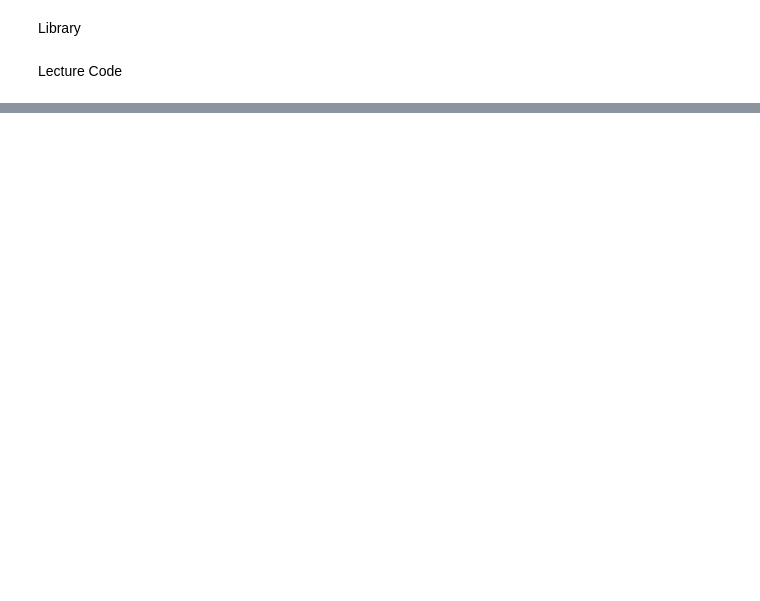
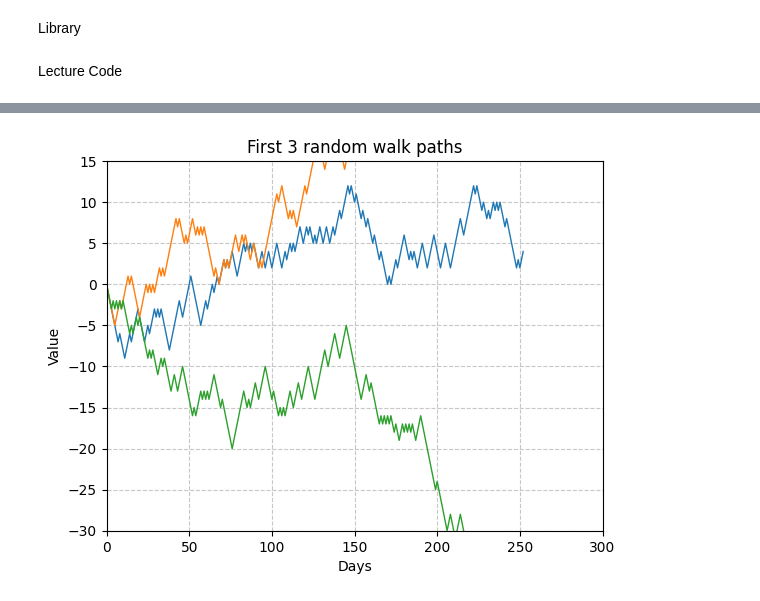
Before and after one commit to 1021114Carlos/MIT_MM_Finance, a Jupyter notebook: Courses/Mathematical_Methods_Quantitative_Finance/M2_Discrete time stochastic.ipynb, the cells around one changed output, grey strips where cells are left out. Saved outputs shown, nothing was run; the diff lists cells and outputs as text; code cells hidden in the pictures; blank space fills up the shorter version.

```diff
--- a/Courses/Mathematical_Methods_Quantitative_Finance/M2_Discrete time stochastic.ipynb
+++ b/Courses/Mathematical_Methods_Quantitative_Finance/M2_Discrete time stochastic.ipynb
@@ -70,0 +35,23 @@ z
+# %%
+# Many simulations of a one-year daily walk
+
+p = 0.5
+nt = 252
+n_paths = 10000  # 1e4 converted to integer
+rng = np.random.default_rng()
+z = rng.random((nt, n_paths))
+
+x = np.where(z < p, 1, -1)
+s = np.zeros((nt +1, n_paths))
+s[1:, :] = np.cumsum(x, axis=0)
+
+plt.plot(s[:, 0:3], linewidth=1)
+plt.title("First 3 random walk paths")
+plt.grid(True, linestyle="--", alpha=0.7)
+plt.xlim(0, 300)
+plt.ylim(-30, 15)
+plt.xlabel("Days")
+plt.ylabel("Value")
+plt.show()
+# %% [output]
+[figure, added]
```
Also changed, not shown: parts of 4 cells of this notebook.
